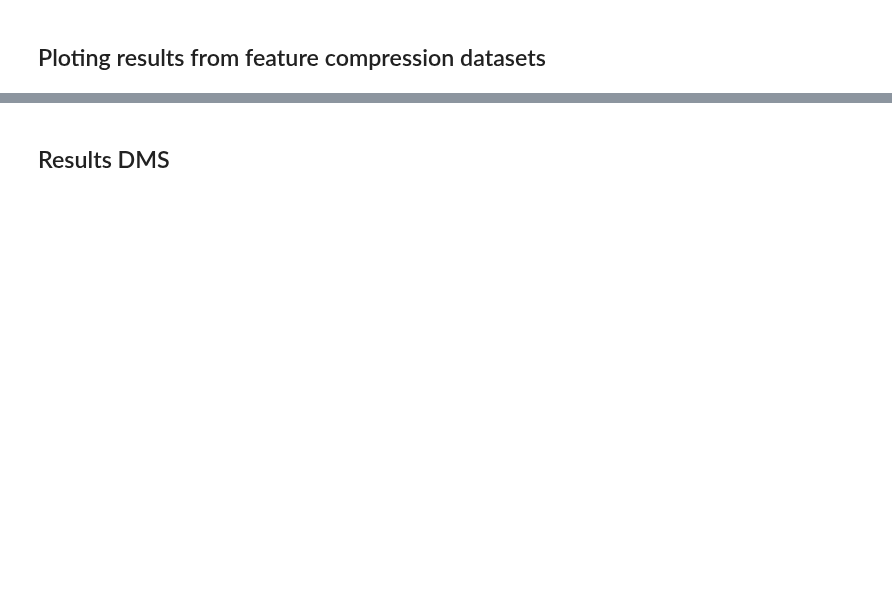
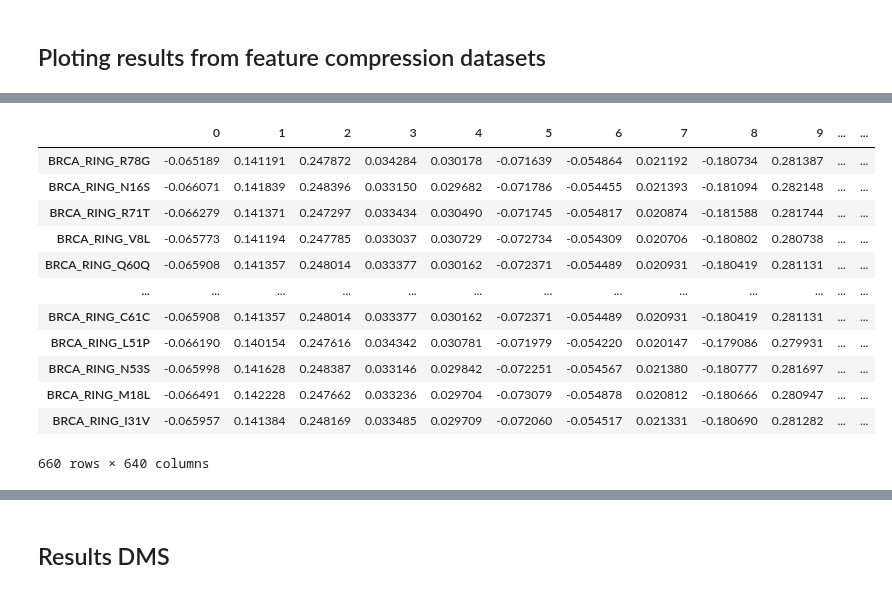
Before and after one commit to ziul-bio/SWAT, a Jupyter notebook: plot_results.ipynb, the cells around one changed output, grey strips where cells are left out. Drawn from its saved outputs; the diff is of its cells as text; code cells hidden in the pictures; blank space fills up the shorter version.

```diff
--- a/plot_results.ipynb
+++ b/plot_results.ipynb
@@ -35,0 +51,16 @@ python scripts/run_reg_Lasso.py -i embeddings/BLAT_ECOLX_Ostermeier2014_esm2_150
+# %%
+pd.DataFrame(pd.read_pickle('embeddings/DMS_compressed/BRCA1_HUMAN_BRCT_esm2_150M_compressed/embed_layer_30_mean.pkl')).T
+# %% [output]
+|  | 0 | 1 | 2 | 3 | 4 | 5 | 6 | 7 | 8 | 9 | ... | ... |
+| BRCA_RING_R78G | -0.065189 | 0.141191 | 0.247872 | 0.034284 | 0.030178 | -0.071639 | -0.054864 | 0.021192 | -0.180734 | 0.281387 | ... | ... |
+| BRCA_RING_N16S | -0.066071 | 0.141839 | 0.248396 | 0.033150 | 0.029682 | -0.071786 | -0.054455 | 0.021393 | -0.181094 | 0.282148 | ... | ... |
+| BRCA_RING_R71T | -0.066279 | 0.141371 | 0.247297 | 0.033434 | 0.030490 | -0.071745 | -0.054817 | 0.020874 | -0.181588 | 0.281744 | ... | ... |
+| BRCA_RING_V8L | -0.065773 | 0.141194 | 0.247785 | 0.033037 | 0.030729 | -0.072734 | -0.054309 | 0.020706 | -0.180802 | 0.280738 | ... | ... |
+| BRCA_RING_Q60Q | -0.065908 | 0.141357 | 0.248014 | 0.033377 | 0.030162 | -0.072371 | -0.054489 | 0.020931 | -0.180419 | 0.281131 | ... | ... |
+| ... | ... | ... | ... | ... | ... | ... | ... | ... | ... | ... | ... | ... |
+| BRCA_RING_C61C | -0.065908 | 0.141357 | 0.248014 | 0.033377 | 0.030162 | -0.072371 | -0.054489 | 0.020931 | -0.180419 | 0.281131 | ... | ... |
+| BRCA_RING_L51P | -0.066190 | 0.140154 | 0.247616 | 0.034342 | 0.030781 | -0.071979 | -0.054220 | 0.020147 | -0.179086 | 0.279931 | ... | ... |
+| BRCA_RING_N53S | -0.065998 | 0.141628 | 0.248387 | 0.033146 | 0.029842 | -0.072251 | -0.054567 | 0.021380 | -0.180777 | 0.281697 | ... | ... |
+| BRCA_RING_M18L | -0.066491 | 0.142228 | 0.247662 | 0.033236 | 0.029704 | -0.073079 | -0.054878 | 0.020812 | -0.180666 | 0.280947 | ... | ... |
+| BRCA_RING_I31V | -0.065957 | 0.141384 | 0.248169 | 0.033485 | 0.029709 | -0.072060 | -0.054517 | 0.021331 | -0.180690 | 0.281282 | ... | ... |
+660 rows × 640 columns
```
Also changed, not shown: parts of 17 cells of this notebook, 2 other files.
